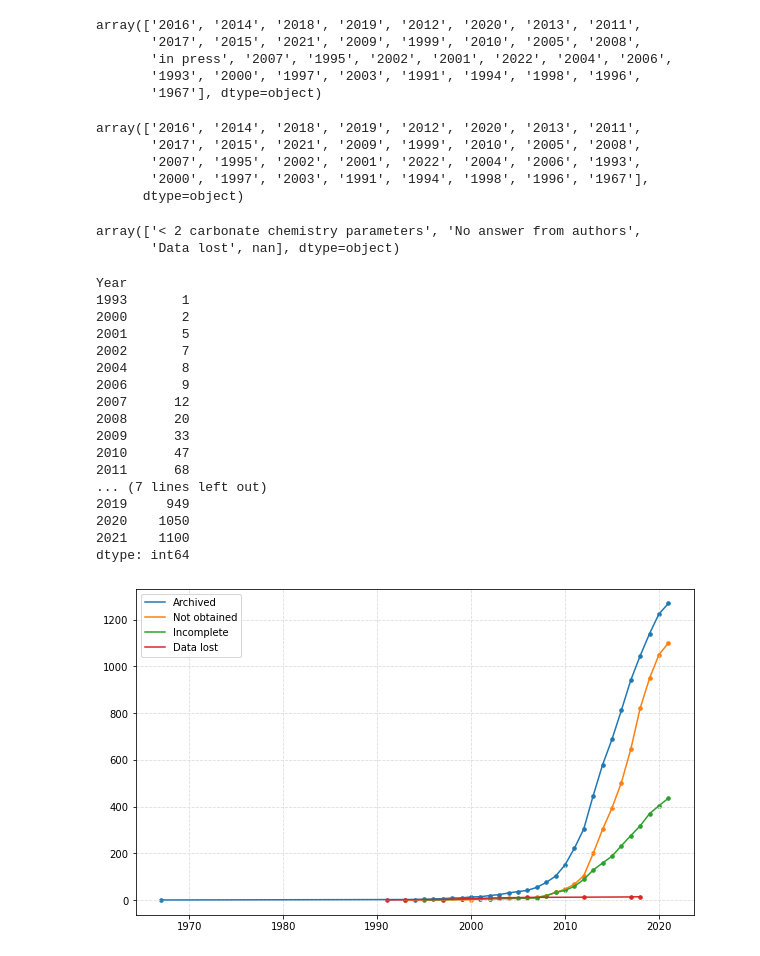
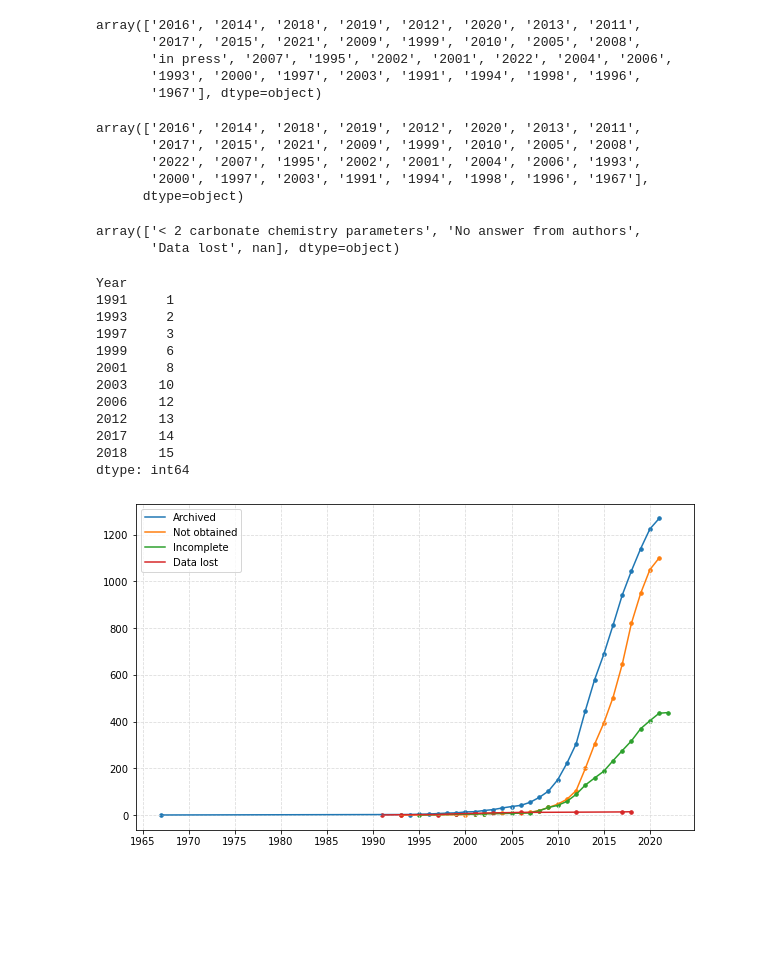
Before and after one commit to PBrockmann/PANGAEA_Scraping, a Jupyter notebook: PANGEAE_cumulativePapers_01.ipynb, the cells around one changed output. Saved outputs shown, nothing was run; the diff lists cells and outputs as text; code cells hidden in the pictures; blank space fills up the shorter version.

```diff
--- a/PANGEAE_cumulativePapers_01.ipynb
+++ b/PANGEAE_cumulativePapers_01.ipynb
@@ -28,18 +28,16 @@ array(['2016', '2014', '2018', '2019', '2012', '2020', '2013', '2011',
        '1993', '2000', '1997', '2003', '1991', '1994', '1998', '1996',
        '1967'], dtype=object)
 # %%
-df = df[df['Year'] != 'in press']
+df['Year'].replace('in press', '2022', inplace=True)
 df['Year'].unique()
 # %% [output]
 array(['2016', '2014', '2018', '2019', '2012', '2020', '2013', '2011',
        '2017', '2015', '2021', '2009', '1999', '2010', '2005', '2008',
-       '2007', '1995', '2002', '2001', '2022', '2004', '2006', '1993',
+       '2022', '2007', '1995', '2002', '2001', '2004', '2006', '1993',
        '2000', '1997', '2003', '1991', '1994', '1998', '1996', '1967'],
       dtype=object)
 # %%
 df['Year'] = df['Year'].astype(int)
-# %%
-df = df[df['Year'] <= 2021]
 # %%
 df['Reason for non inclusion'].unique()
 # %% [output]
@@ -55,39 +53,35 @@ a1 = a.groupby('Year').size().cumsum()
 b1 = b.groupby('Year').size().cumsum()
 c1 = c.groupby('Year').size().cumsum()
 d1 = d.groupby('Year').size().cumsum()
-b1
+d1
 # %% [output]
 Year
-1993       1
-2000       2
-2001       5
-2002       7
-2004       8
-2006       9
-2007      12
-2008      20
-2009      33
-2010      47
-2011      68
-... (7 lines left out)
-2019     949
-2020    1050
-2021    1100
+1991     1
+1993     2
+1997     3
+1999     6
+2001     8
+2003    10
+2006    12
+2012    13
+2017    14
+2018    15
 dtype: int64
 # %%
 fig, ax = plt.subplots(figsize=[10,6])
 
 ax.plot(a1, label="Archived")
 ax.scatter(x=a1.index, y=a1, marker='.', s=50)
 ax.plot(b1, label="Not obtained")
 ax.scatter(x=b1.index, y=b1, marker='.', s=50)
 ax.plot(c1, label="Incomplete")
 ax.scatter(x=c1.index, y=c1, marker='.', s=50)
 ax.plot(d1, label="Data lost")
 ax.scatter(x=d1.index, y=d1, marker='.', s=50)
 
 ax.grid(axis='both', zorder=0, color='gainsboro', linestyle='--')
 ax.legend()
+ax.xaxis.set_ticks(np.arange(1965, 2025, 5))
 plt.show()
 # %% [output]
-[figure, old version]
+[figure, new version]
```
Also changed, not shown: 1 other file.
